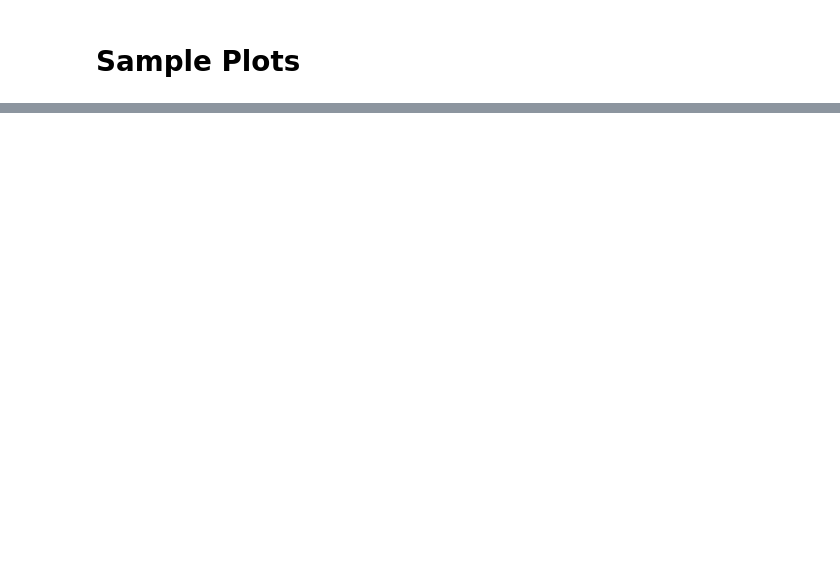
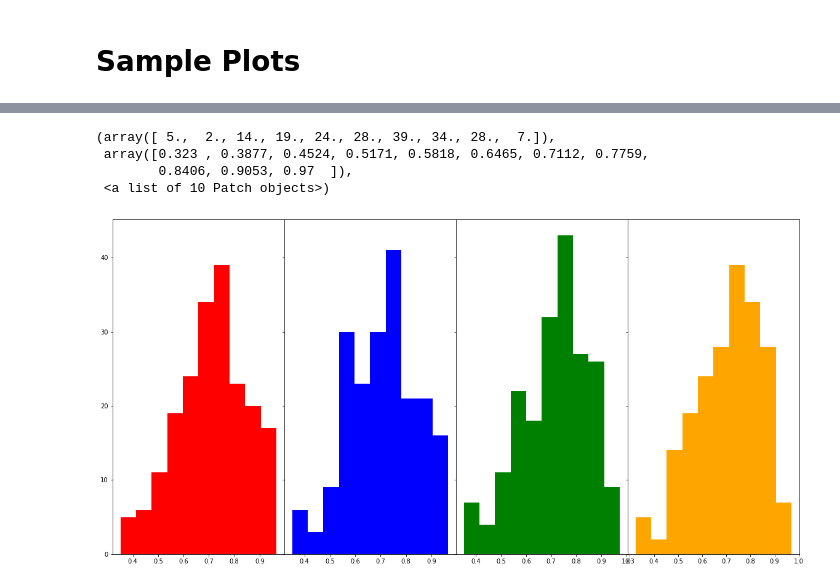
Before and after one commit to navidmalakootikhah/Project-One, a Jupyter notebook: analysis.ipynb, the cells around one changed output, grey strips where cells are left out. Saved outputs shown, nothing was run; the diff lists cells and outputs as text; code cells hidden in the pictures; blank space fills up the shorter version.

```diff
--- a/analysis.ipynb
+++ b/analysis.ipynb
@@ -191,0 +199,34 @@ rvalue
+# %%
+#finding outliers and cleaning up
+
+fig1, axs = plt.subplots(1,4,figsize=(20,10))
+
+
+
+ax1, ax2, ax3, ax4 = axs
+
+ax1.boxplot(df_Q1['Danceability'])
+ax2.boxplot(df_Q2['Danceability'])
+ax3.boxplot(df_Q3['Danceability'])
+ax4.boxplot(df_Q4['Danceability'])
+
+
+
+#Removing Outliers and creating new data frames for danceability and creating a new box plot
+dance_q1=df_Q1[(df_Q1['Danceability']>0.35)]
+dance_q2=df_Q2
+dance_q3=df_Q3[(df_Q3['Danceability']>0.3)]
+dance_q4=df_Q4
+
+fig2, axs = plt.subplots(1,4,figsize=(20,10))
+
+ax1, ax2, ax3, ax4 = axs
+
+ax1.boxplot(dance_q1['Danceability'])
+ax2.boxplot(dance_q2['Danceability'])
+ax3.boxplot(dance_q3['Danceability'])
+ax4.boxplot(dance_q4['Danceability'])
+
+
+
+plt.show()
@@ -191,0 +280,17 @@ rvalue
+# %%
+#Analyzing danceability bar charts
+
+fig2, axs = plt.subplots(1,4,sharex='col', sharey='row',
+                        gridspec_kw={'hspace': 0, 'wspace': 0},figsize=(20,10))
+ax1, ax2, ax3, ax4 = axs
+
+ax1.hist(dance_q1['Danceability'],color='red')
+ax2.hist(dance_q2['Danceability'],color='blue')
+ax3.hist(dance_q3['Danceability'],color='green')
+ax4.hist(dance_q4['Danceability'],color='orange')
+# %% [output]
+(array([ 5.,  2., 14., 19., 24., 28., 39., 34., 28.,  7.]),
+ array([0.323 , 0.3877, 0.4524, 0.5171, 0.5818, 0.6465, 0.7112, 0.7759,
+        0.8406, 0.9053, 0.97  ]),
+ <a list of 10 Patch objects>)
+[figure, added]
```
Also changed, not shown: parts of 11 cells of this notebook, 1 other file.
